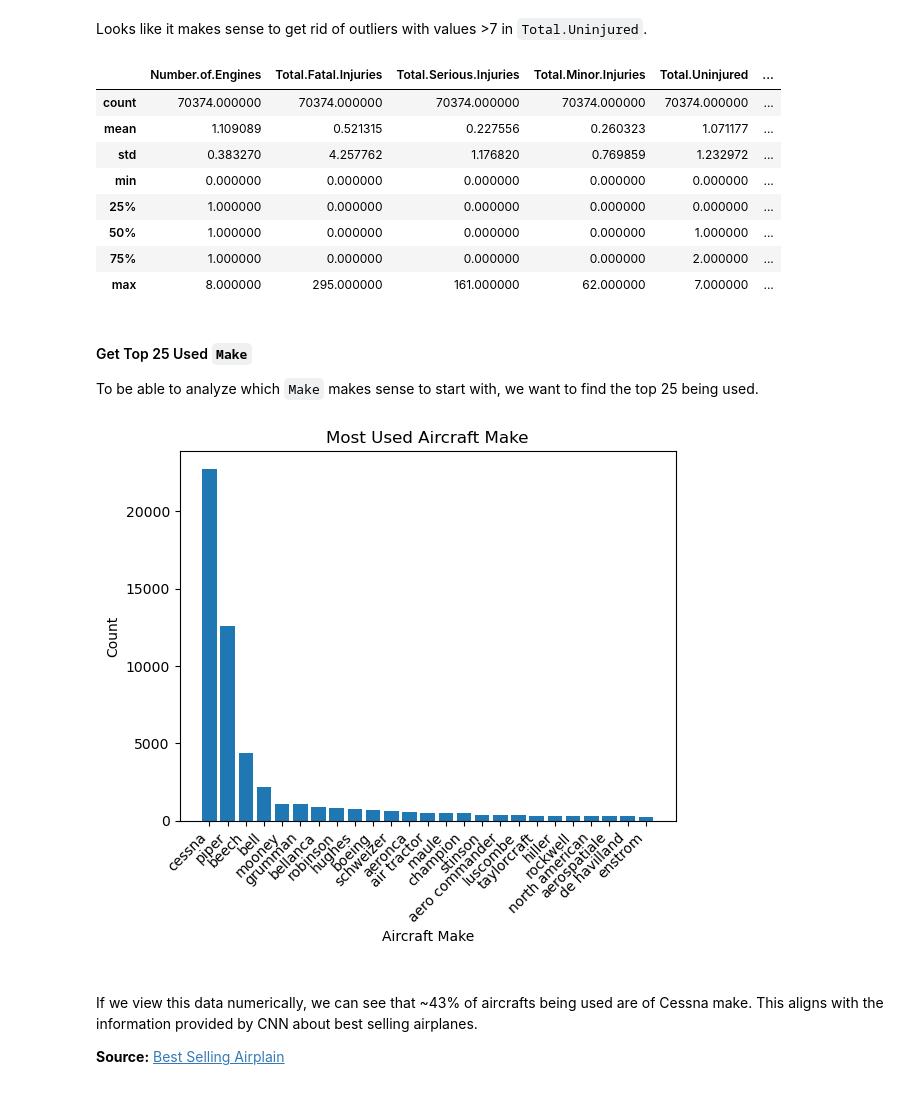
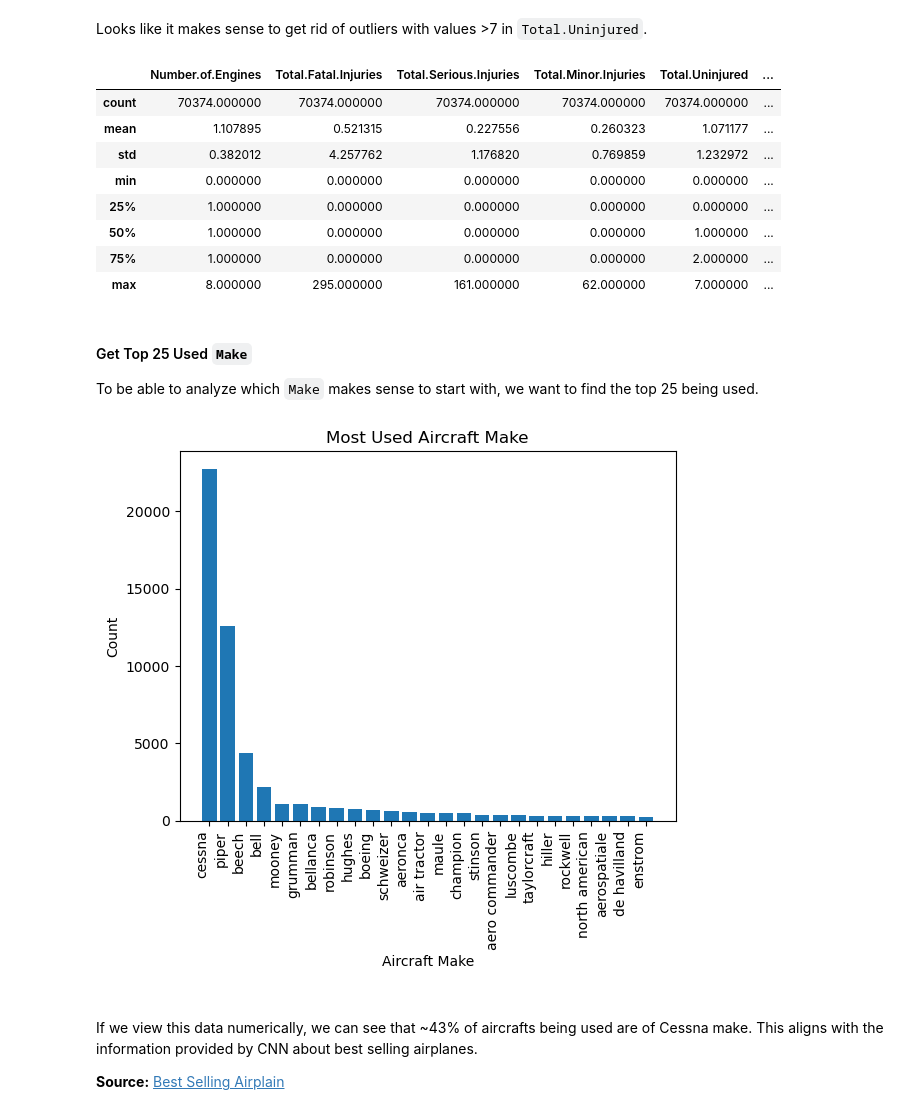
Before and after one commit to YamunaU75/FortuneIncProject, a Jupyter notebook: Fortune Inc Aviation Analysis.ipynb, the cells around one changed output. Saved outputs shown, nothing was run; the diff lists cells and outputs as text; code cells hidden in the pictures.

Commit message:
updated ntbk,images added

```diff
--- a/Fortune Inc Aviation Analysis.ipynb
+++ b/Fortune Inc Aviation Analysis.ipynb
@@ -705,7 +701,7 @@ We can see that the distribution remains fairly unchanged, confirming that it ma
 ad_2 = ad_1.copy()
 
 # relative probabilities (likelihood of 3 dif classes)
-rel_prob = [0.843301, 0.131095, 0.014839, 0.005778, 0.004938, 0.000036, 0.000012]
+rel_prob = [0.840312, 0.133796, 0.014806, 0.005833, 0.005205, 0.000036, 0.000012]
 
 # relative probabilities (likelihood of 3 dif classes)
 prob = [i/sum(rel_prob) for i in rel_prob]
@@ -986,8 +982,8 @@ ad_7.describe()
 # %% [output]
 |  | Number.of.Engines | Total.Fatal.Injuries | Total.Serious.Injuries | Total.Minor.Injuries | Total.Uninjured | ... |
 | count | 70374.000000 | 70374.000000 | 70374.000000 | 70374.000000 | 70374.000000 | ... |
-| mean | 1.109089 | 0.521315 | 0.227556 | 0.260323 | 1.071177 | ... |
-| std | 0.383270 | 4.257762 | 1.176820 | 0.769859 | 1.232972 | ... |
+| mean | 1.107895 | 0.521315 | 0.227556 | 0.260323 | 1.071177 | ... |
+| std | 0.382012 | 4.257762 | 1.176820 | 0.769859 | 1.232972 | ... |
 | min | 0.000000 | 0.000000 | 0.000000 | 0.000000 | 0.000000 | ... |
 | 25% | 1.000000 | 0.000000 | 0.000000 | 0.000000 | 0.000000 | ... |
 | 50% | 1.000000 | 0.000000 | 0.000000 | 0.000000 | 1.000000 | ... |
@@ -1000,25 +996,25 @@ To be able to analyze which `Make` makes sense to start with, we want to find th
 # %%
 # Get the top 25 'Make' and see which aircrafts are most popular
 top25_make_names = ad_7['Make'].value_counts().nlargest(25).index
 
 # Filter the DataFrame to include only the top 25 'Make' values
 top25_make_data = ad_7[ad_7['Make'].isin(top25_make_names)]
 
 # Count occurrences of each 'Make'
 make_counts = top25_make_data['Make'].value_counts()
 
 #Plot
 fig, ax = plt.subplots()
 
 plt.bar(make_counts.index, make_counts.values)
 
 plt.xlabel('Aircraft Make')
 plt.ylabel('Count')
 plt.title('Most Used Aircraft Make')
-plt.xticks(rotation=45, ha='right')  # Rotate x-axis labels for better visibility
+plt.xticks(rotation=90, ha='right')  # Rotate x-axis labels for better visibility
 plt.show()
 # %% [output]
-[figure, old version]
+[figure, new version]
 # %% [markdown]
 <br> If we view this data numerically, we can see that ~43% of aircrafts being used are of Cessna make. This aligns with the information provided by CNN about best selling airplanes.
 
```
Also changed, not shown: parts of 16 cells of this notebook, 4 other files.
